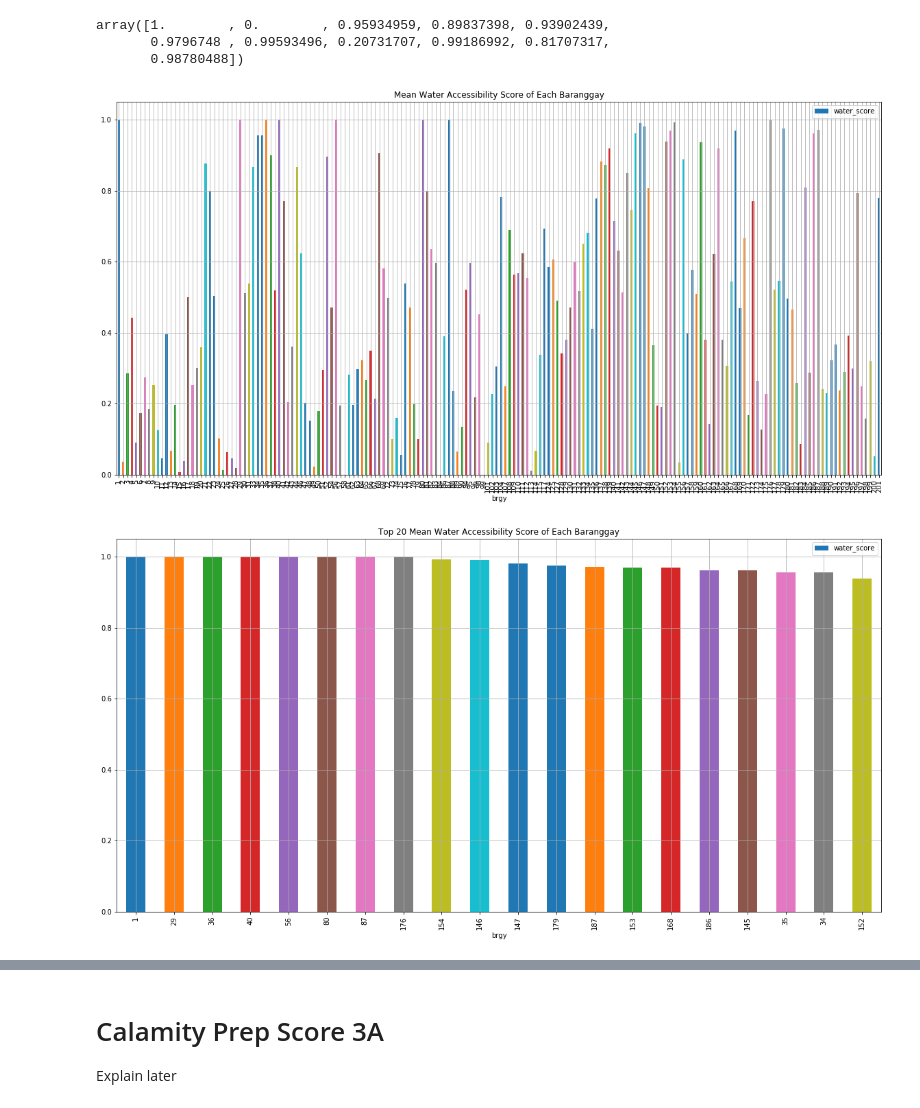
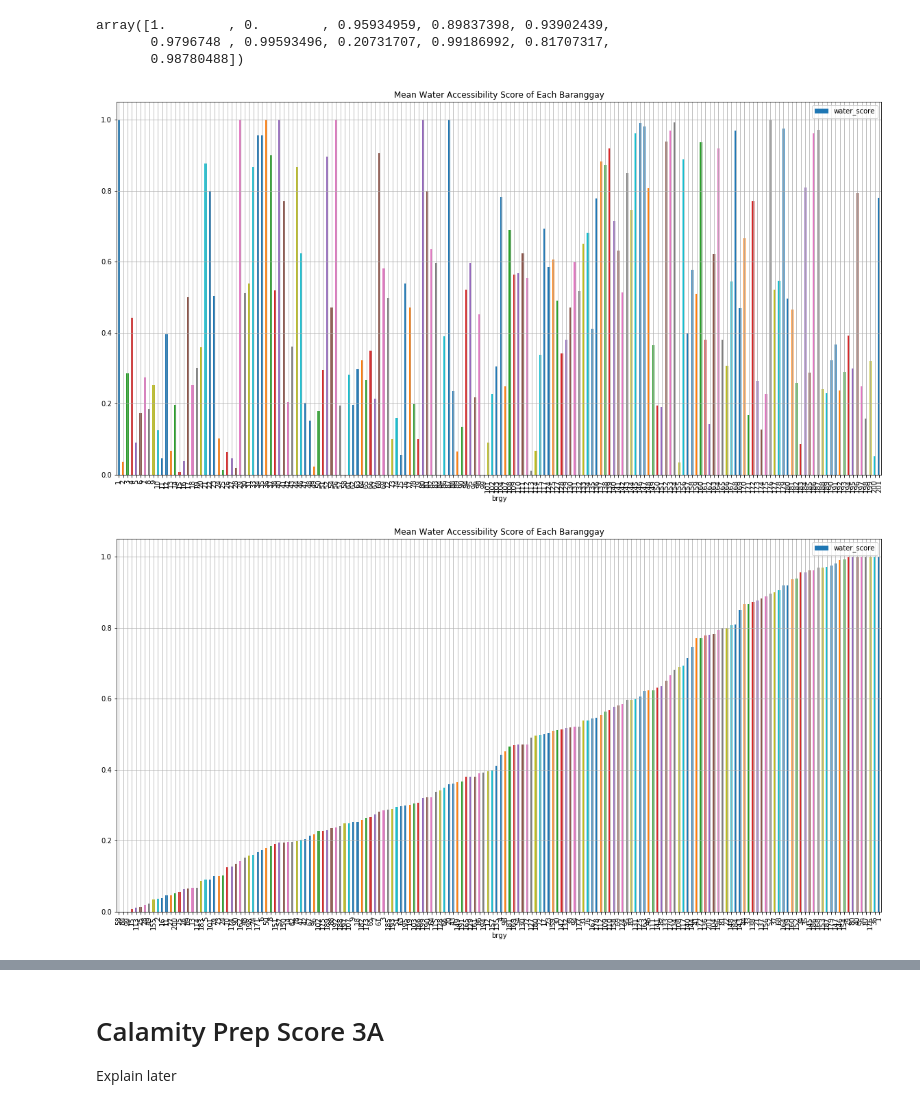
Before and after one commit to christianalderite/DATASCI-Final-Project, a Jupyter notebook: DATASCI Project Score 3.ipynb, the cells around one changed output, grey strips where cells are left out. Drawn from its saved outputs; the diff is of its cells as text; code cells hidden in the pictures.

```diff
--- a/DATASCI Project Score 3.ipynb
+++ b/DATASCI Project Score 3.ipynb
@@ -136,31 +136,38 @@ dfMain = dfMain.drop(columns=['water','water_dist','water_own'])
 # Dropping columns we don't have use for anymore.
 # We only need the water scores and the food related data from this point.
 
 arrayWaterScores = dfMain.groupby('brgy')['water_score'].mean()
 # Groups the families by brgy and takes the average of their water score.
 # Output is an array, not a dataframe.
 
 arrayWaterScores.plot(figsize=(20, 10), kind='bar', grid=True, align='center', width=0.5, stacked=True)
 plot.title('Mean Water Accessibility Score of Each Baranggay')
 plot.legend()
 plot.show()
 
+arrayWaterScores.sort_values().plot(figsize=(20, 10), kind='bar', grid=True, align='center', width=0.5, stacked=True)
+plot.title('Mean Water Accessibility Score of Each Baranggay')
+plot.legend()
+plot.show()
+
 arrayWaterScores.nlargest(20).plot(figsize=(20, 10), kind='bar', grid=True, align='center', width=0.5, stacked=True)
 plot.title('Top 20 Mean Water Accessibility Score of Each Baranggay')
+plot.ylim(0.8,1)
 plot.legend()
 plot.show()
 # Bar graph of the top 20 baranggays.
 
 arrayWaterScores.nsmallest(20).plot(figsize=(20, 10), kind='bar', grid=True, align='center', width=0.5, stacked=True)
 plot.title('Bottom 10 Mean Water Accessibility Score of Each Baranggay')
+plot.ylim(0,0.2)
 plot.legend()
 plot.show()
 # Bar graph of the bottom 20 baranggays.
 
 #dfMain.nsmallest(10, 'food_score').plot(figsize=(20, 10), kind='bar', grid=True, align='center', width=0.5, stacked=True)
 #plot.title('Bottom 30 Mean Calamity-Useful Assets Ownership of Each Baranggay')
 #plot.show()
 # Shows the lowest 10 food scores
 # %% [output]
 [figure]
-[figure, old version]
+[figure, new version]
```
Also changed, not shown: parts of 1 cell of this notebook, 5 other files.
